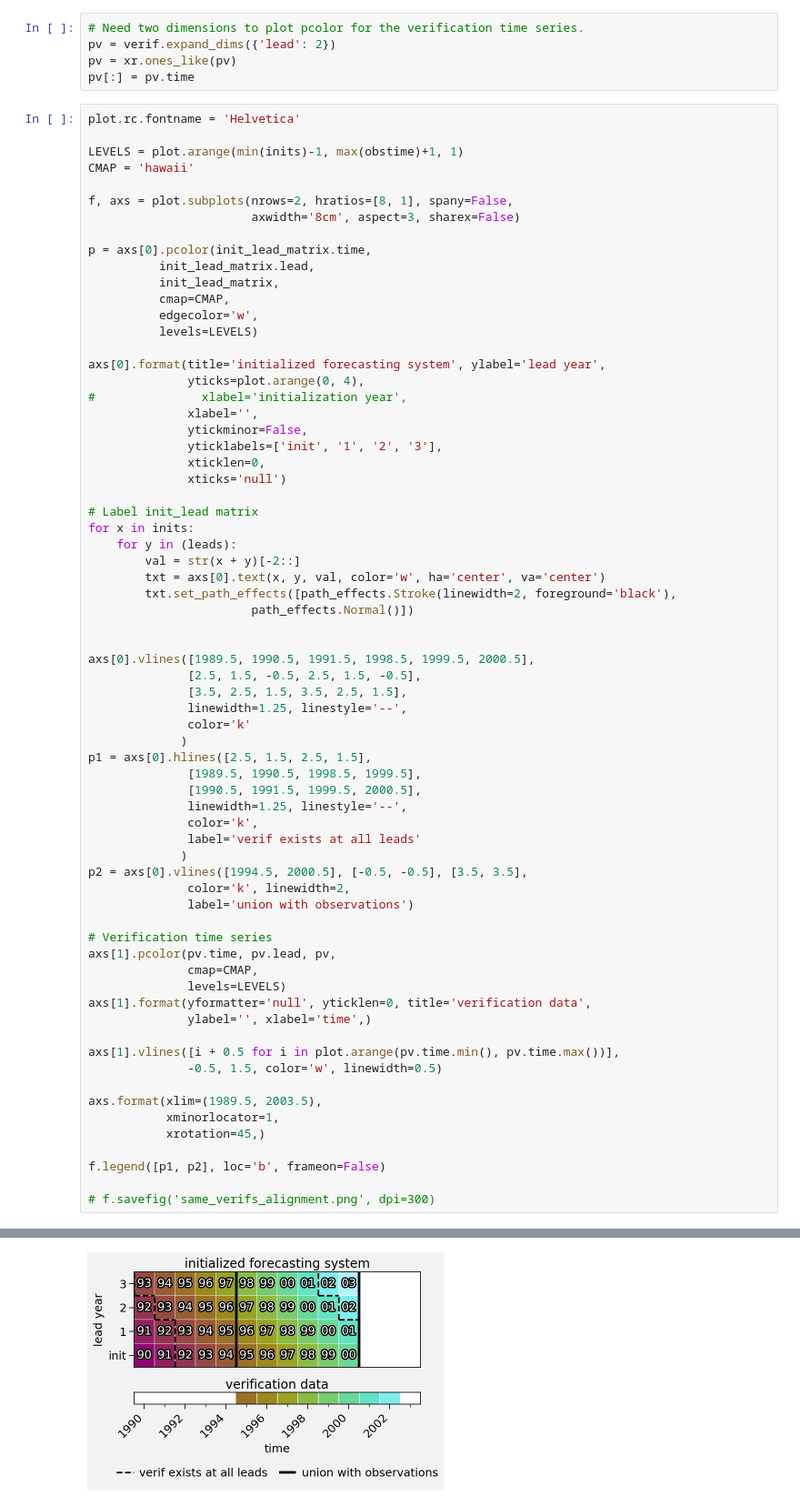
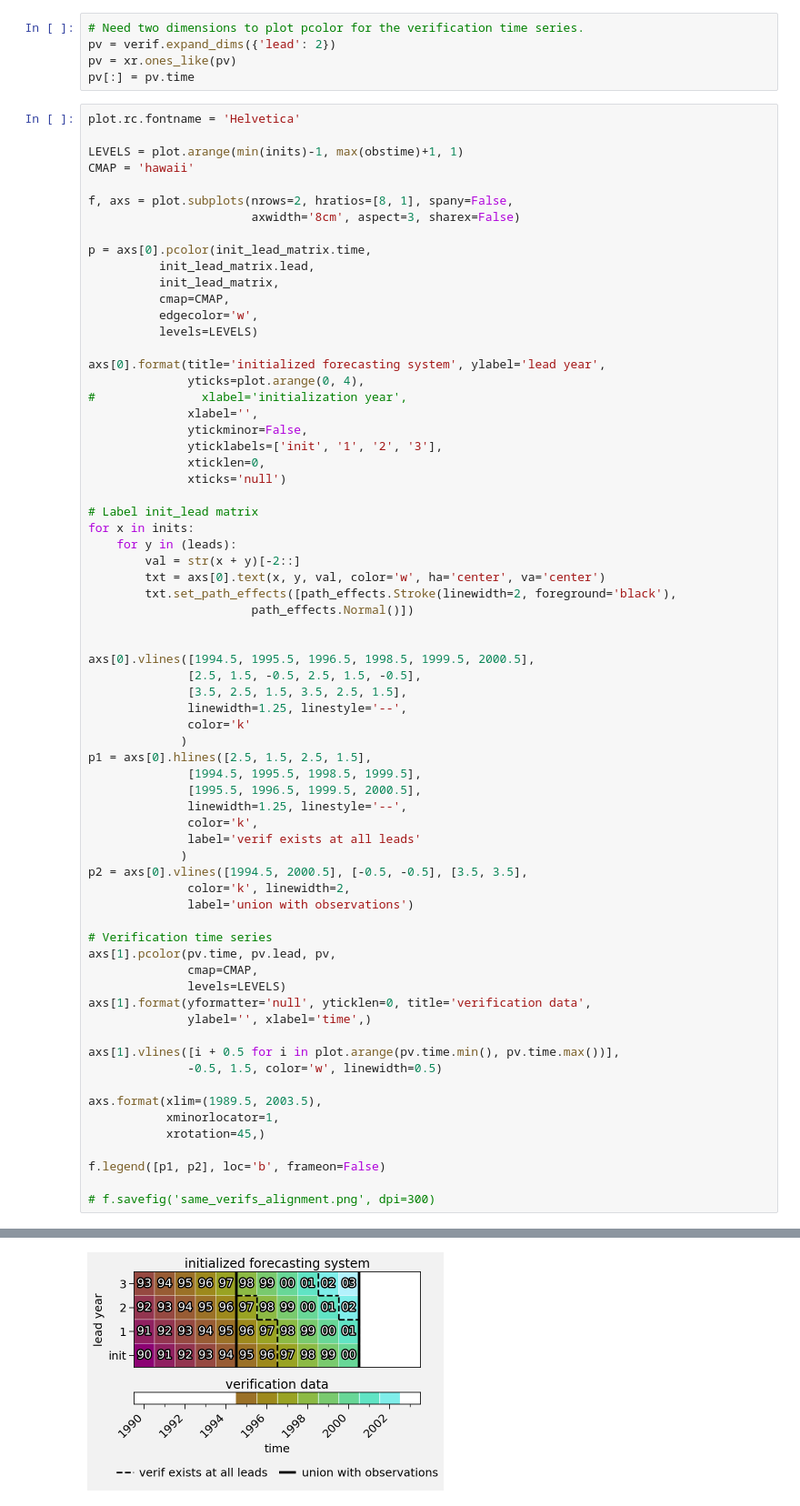
Before and after one commit to pangeo-data/climpred, a Jupyter notebook: docs/source/images/alignment_plots/same_verifs_alignment.ipynb, the cells around one changed output, grey strips where cells are left out. Shown at 91% size. Cells and saved outputs as stored; diff of their text form.

Commit message:
rewrite alignment page using notebook and logger
add references and maximize alignment plot

```diff
--- a/docs/source/images/alignment_plots/same_verifs_alignment.ipynb
+++ b/docs/source/images/alignment_plots/same_verifs_alignment.ipynb
@@ -89,42 +89,42 @@ for x in inits:
                        path_effects.Normal()])
 
 
-axs[0].vlines([1989.5, 1990.5, 1991.5, 1998.5, 1999.5, 2000.5],
+axs[0].vlines([1994.5, 1995.5, 1996.5, 1998.5, 1999.5, 2000.5],
               [2.5, 1.5, -0.5, 2.5, 1.5, -0.5],
               [3.5, 2.5, 1.5, 3.5, 2.5, 1.5],
               linewidth=1.25, linestyle='--',
               color='k'
              )
 p1 = axs[0].hlines([2.5, 1.5, 2.5, 1.5],
-              [1989.5, 1990.5, 1998.5, 1999.5],
-              [1990.5, 1991.5, 1999.5, 2000.5],
+              [1994.5, 1995.5, 1998.5, 1999.5],
+              [1995.5, 1996.5, 1999.5, 2000.5],
               linewidth=1.25, linestyle='--',
               color='k',
               label='verif exists at all leads'
              )
 p2 = axs[0].vlines([1994.5, 2000.5], [-0.5, -0.5], [3.5, 3.5],
               color='k', linewidth=2,
               label='union with observations')
 
 # Verification time series
 axs[1].pcolor(pv.time, pv.lead, pv,
               cmap=CMAP,
               levels=LEVELS)
 axs[1].format(yformatter='null', yticklen=0, title='verification data',
               ylabel='', xlabel='time',)
 
 axs[1].vlines([i + 0.5 for i in plot.arange(pv.time.min(), pv.time.max())],
               -0.5, 1.5, color='w', linewidth=0.5)
 
 axs.format(xlim=(1989.5, 2003.5),
            xminorlocator=1,
            xrotation=45,)
 
 f.legend([p1, p2], loc='b', frameon=False)
 
 # f.savefig('same_verifs_alignment.png', dpi=300)
 # %% [output]
 <matplotlib.legend.Legend at 0x...>
 findfont: Font family ['Helvetica'] not found. Falling back to DejaVu Sans.
 findfont: Font family ['Helvetica'] not found. Falling back to DejaVu Sans.
-[figure, old version]
+[figure, new version]
```
Also changed, not shown: 8 other files.
